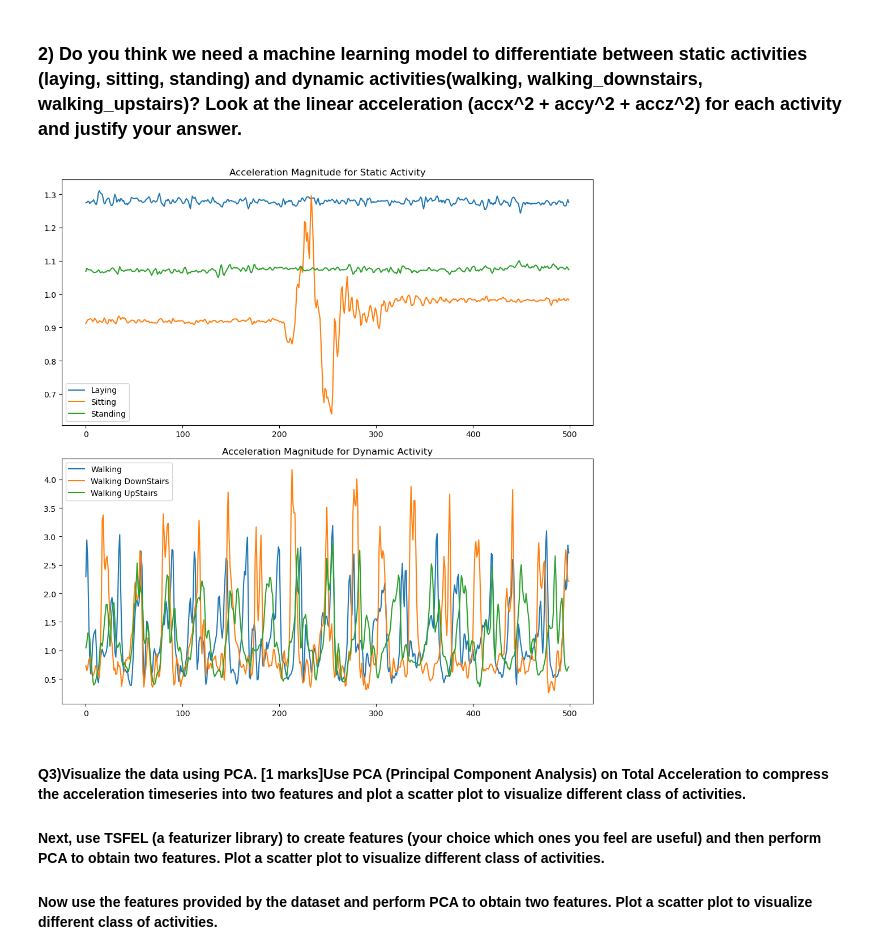
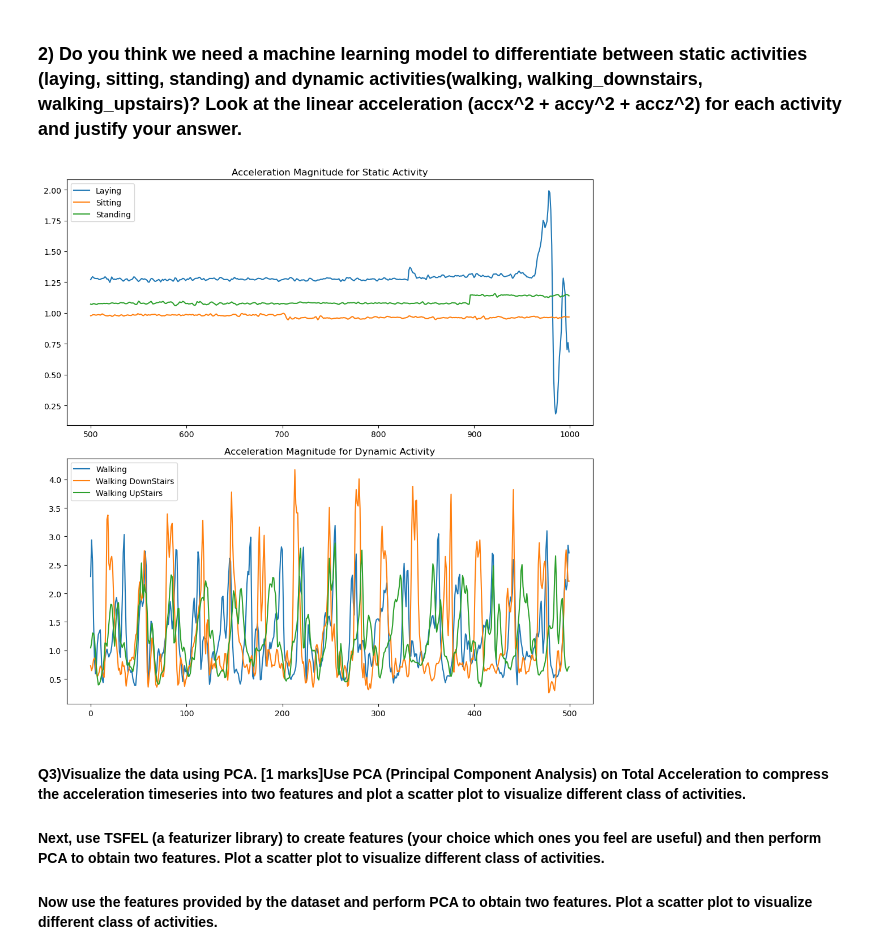
Before and after one commit to nipunbatra/es335-24-fall-assignment-1, a Jupyter notebook: HAR/Task_1.ipynb, the cells around one changed output. Drawn from its saved outputs; the diff is of its cells as text; code cells hidden in the pictures.

```diff
--- a/HAR/Task_1.ipynb
+++ b/HAR/Task_1.ipynb
@@ -60,37 +64,44 @@ plt.show()
 # %%
 # Computing the acceraltion magnitude
 def compute_acceleration(data):
     return (data['accx']**2 + data['accy']**2 + data['accy']**2)
 
 
 # computing the acceleration magnitude
 Laying_acc = compute_acceleration(Laying_data)
 Sitting_acc = compute_acceleration(Sitting_data)
 Standing_acc = compute_acceleration(Standing_data)
 Walking_acc = compute_acceleration(Walking_data)
 WalkingDownStairs_acc = compute_acceleration(WalkingDownStairs_data)
 WalkingUpStairs_acc = compute_acceleration(WalkingUpStairs_data)
 
 
 fig, axes = plt.subplots(2, 1 , figsize = (10, 10))
 # static Activity
-axes[0].plot(Laying_acc[:500], label ='Laying')
-axes[0].plot(Sitting_acc[:500], label = 'Sitting')
-axes[0].plot(Standing_acc[:500], label = 'Standing')
+# axes[0].plot(Laying_acc[:500], label ='Laying')
+# axes[0].plot(Sitting_acc[:500], label = 'Sitting')
+# axes[0].plot(Standing_acc[:500], label = 'Standing')
+# axes[0].set_title("Acceleration Magnitude for Static Activity")
+# axes[0].legend()
+
+axes[0].plot(Laying_acc[500:1000], label ='Laying')
+axes[0].plot(Sitting_acc[500:1000], label = 'Sitting')
+axes[0].plot(Standing_acc[500:1000], label = 'Standing')
 axes[0].set_title("Acceleration Magnitude for Static Activity")
 axes[0].legend()
+
 
 
 axes[1].plot(Walking_acc[:500], label='Walking')
 axes[1].plot(WalkingDownStairs_acc[:500], label = 'Walking DownStairs')
 axes[1].plot(WalkingUpStairs_acc[:500], label = 'Walking UpStairs')
 axes[1].set_title("Acceleration Magnitude for Dynamic Activity")
 axes[1].legend()
 
 plt.tight_layout()
 plt.show()
 # %% [output]
-[figure, old version]
+[figure, new version]
 # %% [markdown]
 #### Q3)Visualize the data using PCA. [1 marks]Use PCA (Principal Component Analysis) on Total Acceleration to compress the acceleration timeseries into two features and plot a scatter plot to visualize different class of activities.
 #### Next, use TSFEL (a featurizer library) to create features (your choice which ones you feel are useful) and then perform PCA to obtain two features. Plot a scatter plot to visualize different class of activities.
```
Also changed, not shown: parts of 11 cells of this notebook, 25 other files.
